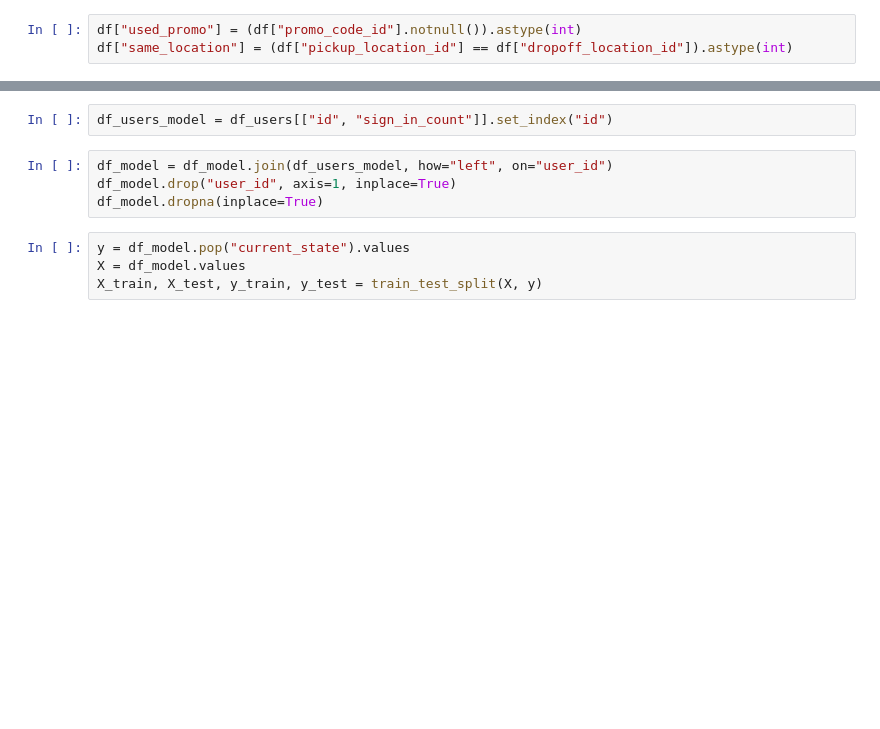
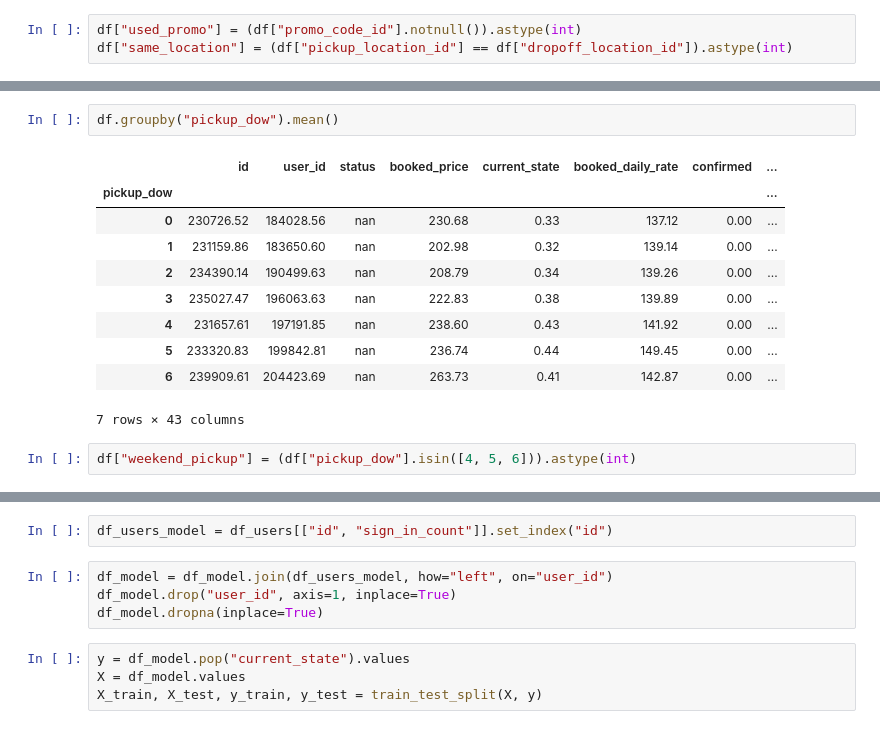
Before and after one commit to mengeling/silvercar-cancellation-predictor, a Jupyter notebook: EDA/silvercar.ipynb, the cells around one changed output, grey strips where cells are left out. Drawn from its saved outputs; the diff is of its cells as text; blank space fills up the shorter version.

```diff
--- a/EDA/silvercar.ipynb
+++ b/EDA/silvercar.ipynb
@@ -84,0 +156,15 @@ df["same_location"] = (df["pickup_location_id"] == df["dropoff_location_id"]).as
+# %%
+df.groupby("pickup_dow").mean()
+# %% [output]
+|  | id | user_id | status | booked_price | current_state | booked_daily_rate | confirmed | ... |
+| pickup_dow |  |  |  |  |  |  |  | ... |
+| 0 | 230726.52 | 184028.56 | nan | 230.68 | 0.33 | 137.12 | 0.00 | ... |
+| 1 | 231159.86 | 183650.60 | nan | 202.98 | 0.32 | 139.14 | 0.00 | ... |
+| 2 | 234390.14 | 190499.63 | nan | 208.79 | 0.34 | 139.26 | 0.00 | ... |
+| 3 | 235027.47 | 196063.63 | nan | 222.83 | 0.38 | 139.89 | 0.00 | ... |
+| 4 | 231657.61 | 197191.85 | nan | 238.60 | 0.43 | 141.92 | 0.00 | ... |
+| 5 | 233320.83 | 199842.81 | nan | 236.74 | 0.44 | 149.45 | 0.00 | ... |
+| 6 | 239909.61 | 204423.69 | nan | 263.73 | 0.41 | 142.87 | 0.00 | ... |
+7 rows × 43 columns
+# %%
+df["weekend_pickup"] = (df["pickup_dow"].isin([4, 5, 6])).astype(int)
```
Also changed, not shown: parts of 24 cells of this notebook, 2 other files.
